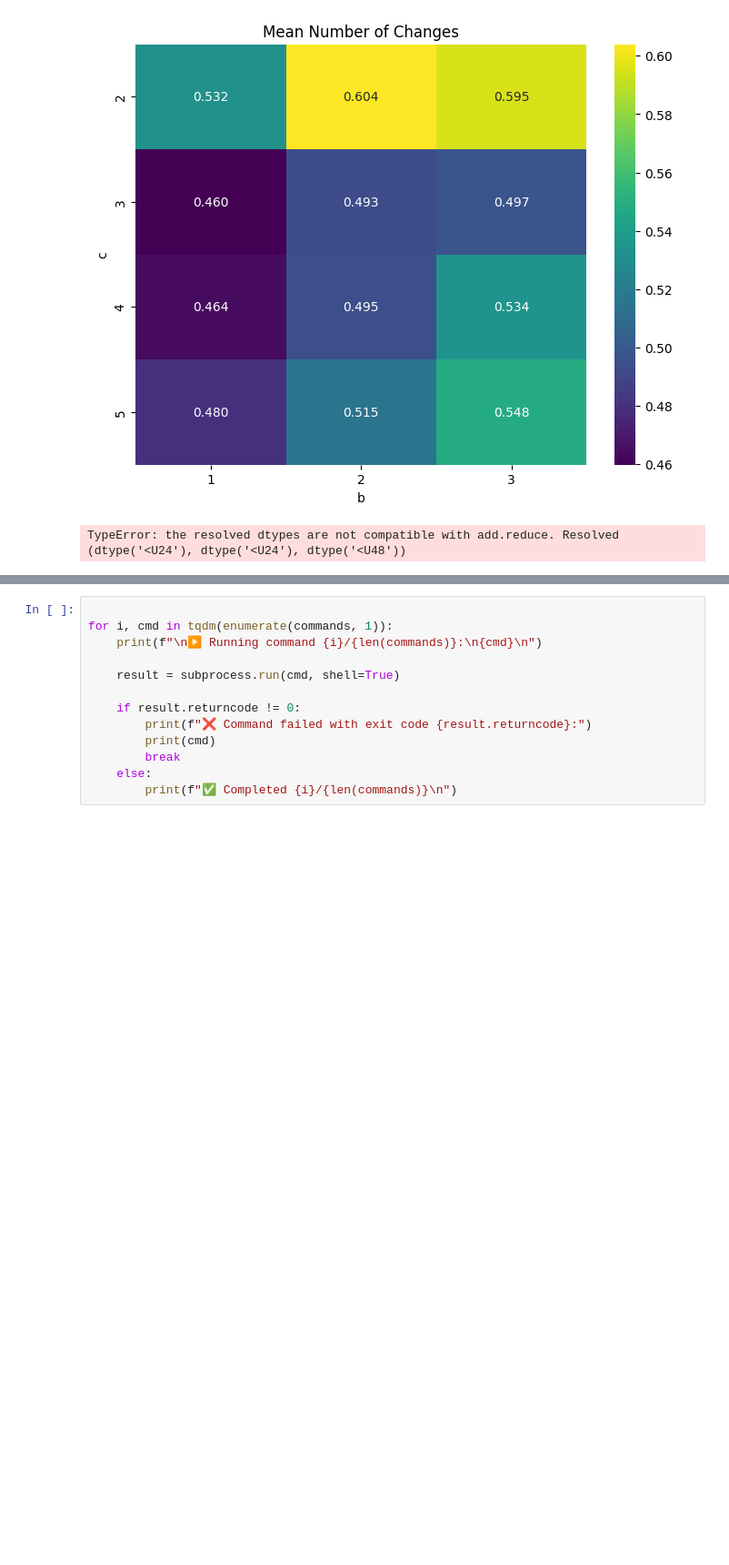
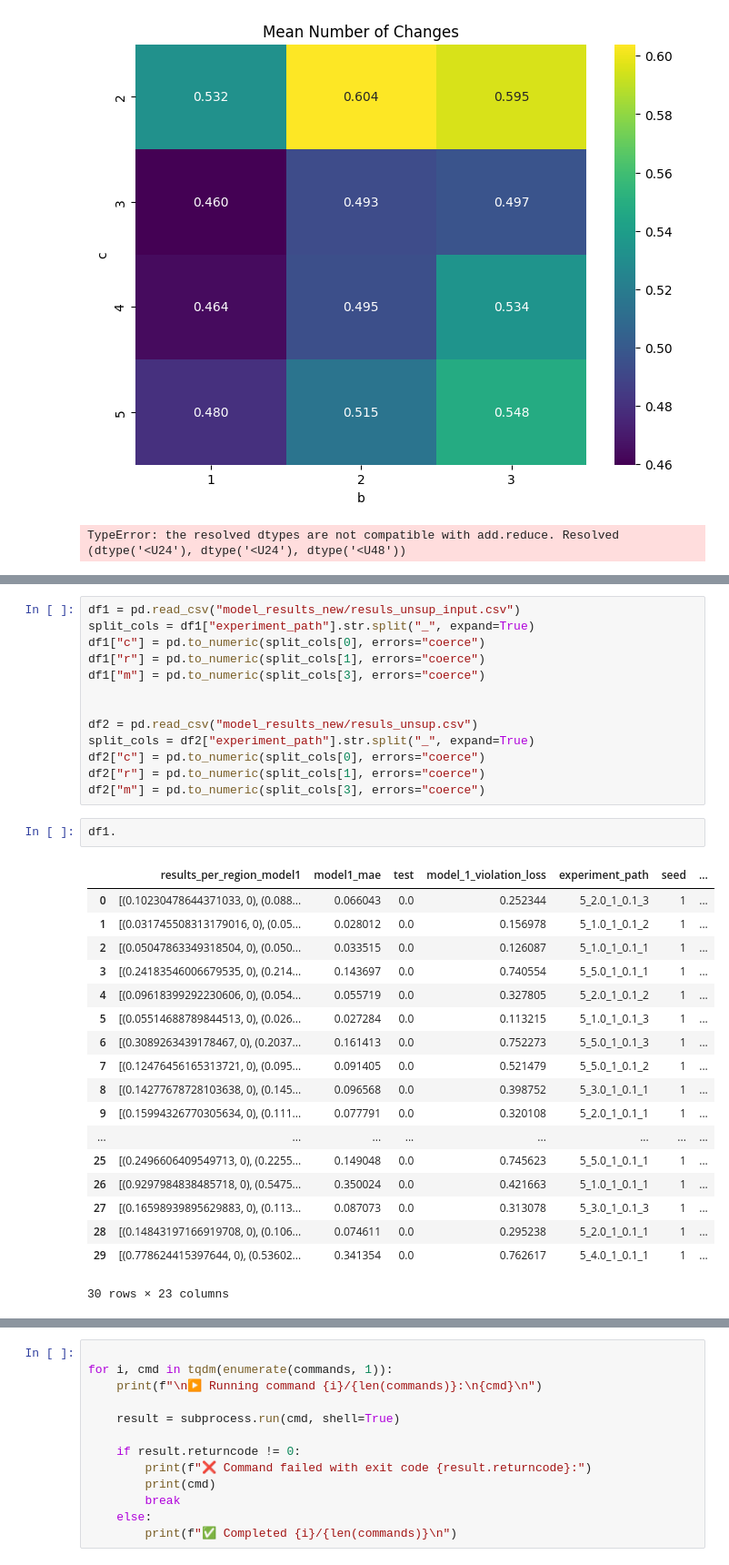
Before and after one commit to mikl123/DRL_DGM, a Jupyter notebook: input_output_generator.ipynb, the cells around one changed output, grey strips where cells are left out. Shown at 91% size. Cells and saved outputs as stored; diff of their text form; blank space fills up the shorter version.

```diff
--- a/input_output_generator.ipynb
+++ b/input_output_generator.ipynb
@@ -299,0 +164,34 @@ for dir in dirs:
+# %%
+df1 = pd.read_csv("model_results_new/resuls_unsup_input.csv")
+split_cols = df1["experiment_path"].str.split("_", expand=True)
+df1["c"] = pd.to_numeric(split_cols[0], errors="coerce")
+df1["r"] = pd.to_numeric(split_cols[1], errors="coerce")
+df1["m"] = pd.to_numeric(split_cols[3], errors="coerce")
+
+
+df2 = pd.read_csv("model_results_new/resuls_unsup.csv")
+split_cols = df2["experiment_path"].str.split("_", expand=True)
+df2["c"] = pd.to_numeric(split_cols[0], errors="coerce")
+df2["r"] = pd.to_numeric(split_cols[1], errors="coerce")
+df2["m"] = pd.to_numeric(split_cols[3], errors="coerce")
+# %%
+df1.
+# %% [output]
+|  | results_per_region_model1 | model1_mae | test | model_1_violation_loss | experiment_path | seed | ... |
+| 0 | [(0.10230478644371033, 0), (0.088... | 0.066043 | 0.0 | 0.252344 | 5_2.0_1_0.1_3 | 1 | ... |
+| 1 | [(0.031745508313179016, 0), (0.05... | 0.028012 | 0.0 | 0.156978 | 5_1.0_1_0.1_2 | 1 | ... |
+| 2 | [(0.05047863349318504, 0), (0.050... | 0.033515 | 0.0 | 0.126087 | 5_1.0_1_0.1_1 | 1 | ... |
+| 3 | [(0.24183546006679535, 0), (0.214... | 0.143697 | 0.0 | 0.740554 | 5_5.0_1_0.1_1 | 1 | ... |
+| 4 | [(0.09618399292230606, 0), (0.054... | 0.055719 | 0.0 | 0.327805 | 5_2.0_1_0.1_2 | 1 | ... |
+| 5 | [(0.05514688789844513, 0), (0.026... | 0.027284 | 0.0 | 0.113215 | 5_1.0_1_0.1_3 | 1 | ... |
+| 6 | [(0.3089263439178467, 0), (0.2037... | 0.161413 | 0.0 | 0.752273 | 5_5.0_1_0.1_3 | 1 | ... |
+| 7 | [(0.12476456165313721, 0), (0.095... | 0.091405 | 0.0 | 0.521479 | 5_5.0_1_0.1_2 | 1 | ... |
+| 8 | [(0.14277678728103638, 0), (0.145... | 0.096568 | 0.0 | 0.398752 | 5_3.0_1_0.1_1 | 1 | ... |
+| 9 | [(0.15994326770305634, 0), (0.111... | 0.077791 | 0.0 | 0.320108 | 5_2.0_1_0.1_1 | 1 | ... |
+| ... | ... | ... | ... | ... | ... | ... | ... |
+| 25 | [(0.2496606409549713, 0), (0.2255... | 0.149048 | 0.0 | 0.745623 | 5_5.0_1_0.1_1 | 1 | ... |
+| 26 | [(0.9297984838485718, 0), (0.5475... | 0.350024 | 0.0 | 0.421663 | 5_1.0_1_0.1_1 | 1 | ... |
+| 27 | [(0.16598939895629883, 0), (0.113... | 0.087073 | 0.0 | 0.313078 | 5_3.0_1_0.1_3 | 1 | ... |
+| 28 | [(0.14843197166919708, 0), (0.106... | 0.074611 | 0.0 | 0.295238 | 5_2.0_1_0.1_1 | 1 | ... |
+| 29 | [(0.778624415397644, 0), (0.53602... | 0.341354 | 0.0 | 0.762617 | 5_4.0_1_0.1_1 | 1 | ... |
+30 rows × 23 columns
```
Also changed, not shown: parts of 23 cells of this notebook, 9 other files.
